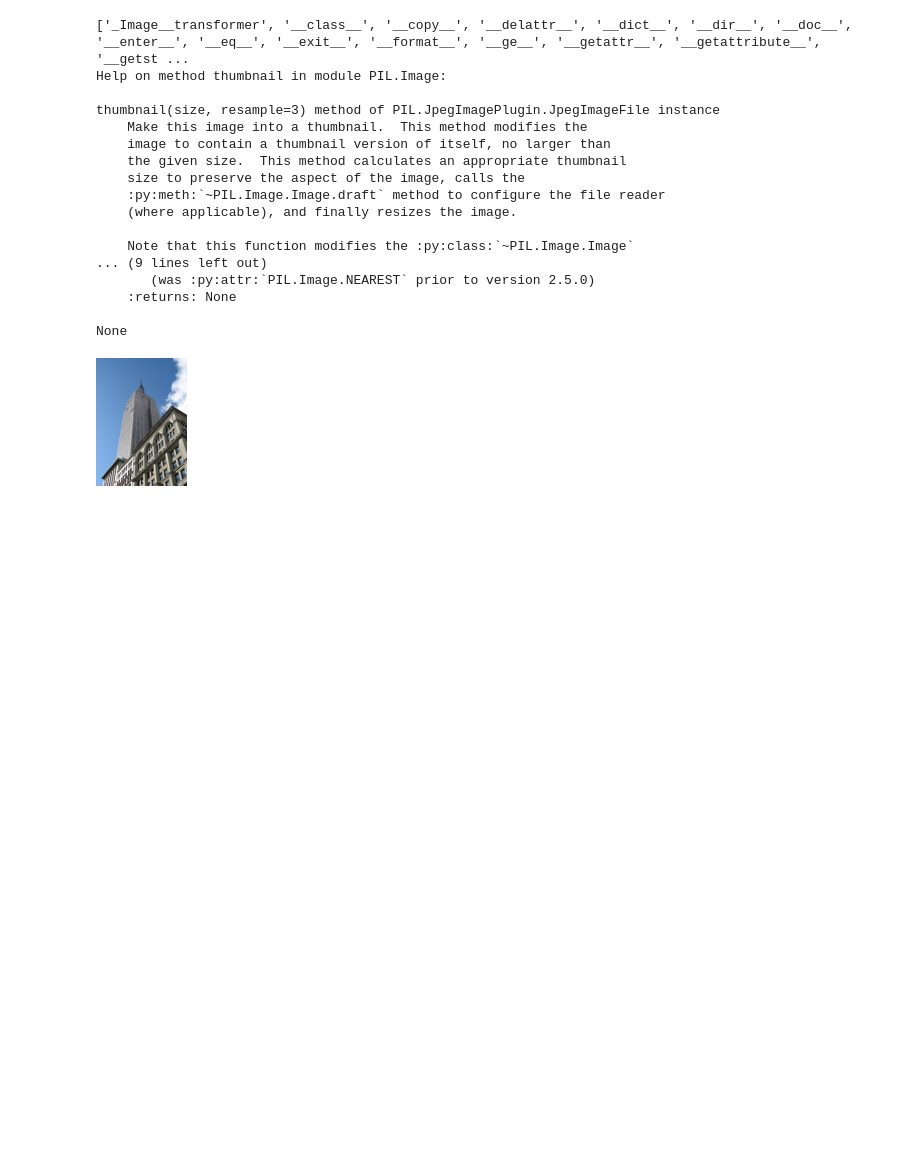
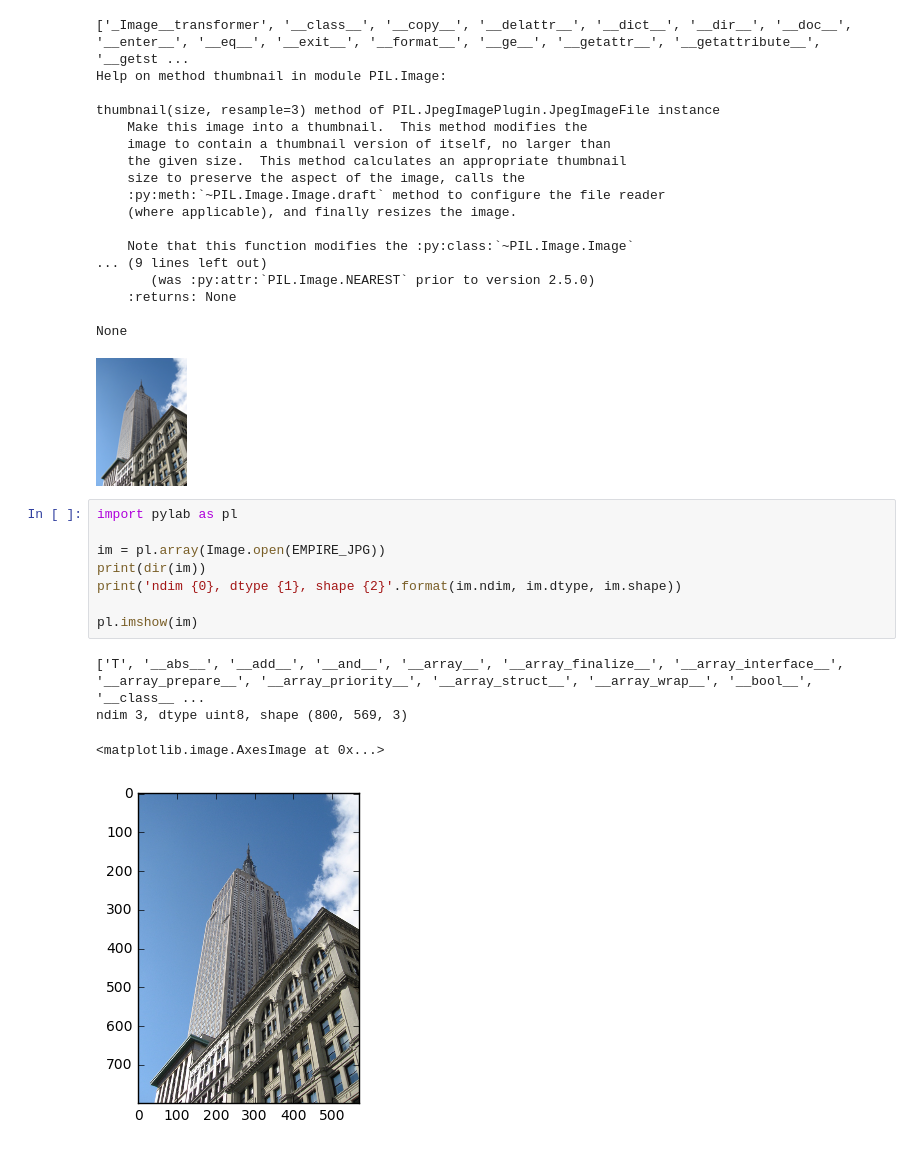
Before and after one commit to jeremy-w/computer-vision-20161219, a Jupyter notebook: Computer Vision Noodling.ipynb, the cells around one changed output. Drawn from its saved outputs; the diff is of its cells as text; blank space fills up the shorter version.

Commit message:
Play around with Matplotlib and Histogram Equalization

```diff
--- a/Computer Vision Noodling.ipynb
+++ b/Computer Vision Noodling.ipynb
@@ -61,3 +61,16 @@ thumbnail(size, resample=3) method of PIL.JpegImagePlugin.JpegImageFile instance
 
 None
 [figure]
+# %%
+import pylab as pl
+
+im = pl.array(Image.open(EMPIRE_JPG))
+print(dir(im))
+print('ndim {0}, dtype {1}, shape {2}'.format(im.ndim, im.dtype, im.shape))
+
+pl.imshow(im)
+# %% [output]
+['T', '__abs__', '__add__', '__and__', '__array__', '__array_finalize__', '__array_interface__', '__array_prepare__', '__array_priority__', '__array_struct__', '__array_wrap__', '__bool__', '__class__ ...
+ndim 3, dtype uint8, shape (800, 569, 3)
+<matplotlib.image.AxesImage at 0x...>
+[figure, added]
```
Also changed, not shown: parts of 6 cells of this notebook.
